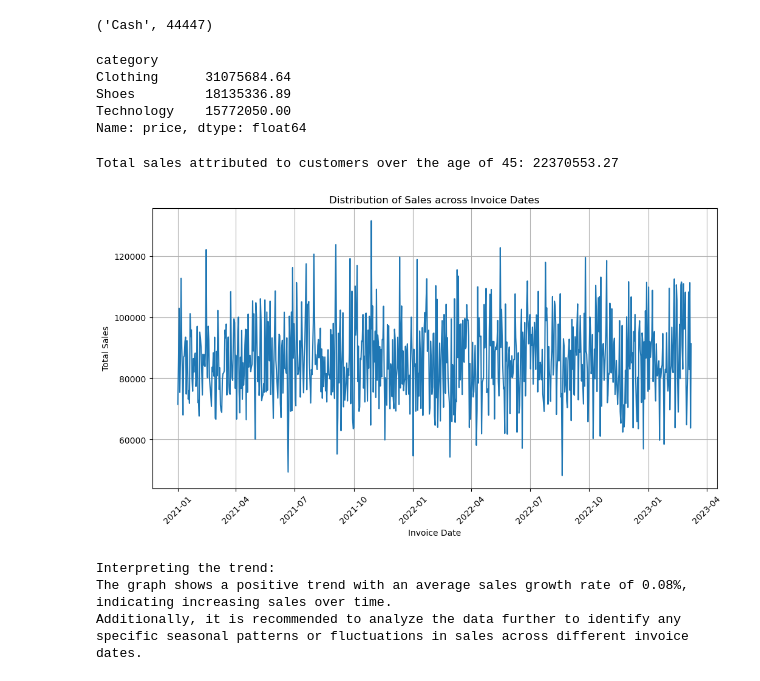
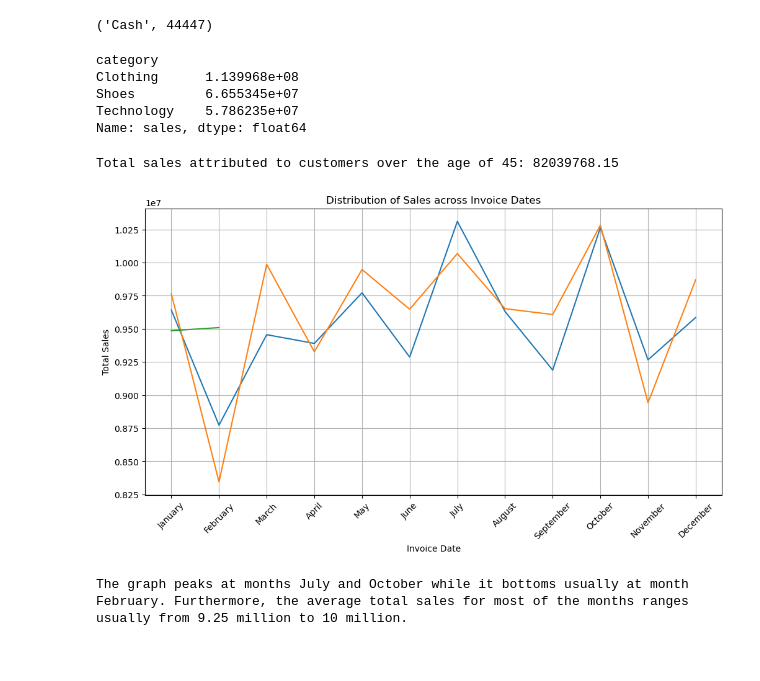
Before and after one commit to LowPriority17/Marco-s-First-Repository, a Jupyter notebook: sales-data.ipynb, the cells around one changed output. Saved outputs shown, nothing was run; the diff lists cells and outputs as text; code cells hidden in the pictures.

Commit message:
sales-data

```diff
--- a/sales-data.ipynb
+++ b/sales-data.ipynb
@@ -20,69 +20,60 @@ popular_payment, usage_count
 # %% [output]
 ('Cash', 44447)
 # %%
-popular_categories = invoices_df.groupby('category')['price'].sum().nlargest(3)
+invoices_df['sales'] = invoices_df['quantity']*invoices_df['price']
+popular_categories = invoices_df.groupby('category')['sales'].sum().nlargest(3)
 popular_categories
 # %% [output]
 category
-Clothing      31075684.64
-Shoes         18135336.89
-Technology    15772050.00
-Name: price, dtype: float64
+Clothing      1.139968e+08
+Shoes         6.655345e+07
+Technology    5.786235e+07
+Name: sales, dtype: float64
 # %%
 import pandas as pd
 
 invoices_df = pd.read_csv(r"C:\Users\marco\OneDrive\Documents\Ateneo\Second Year\Intercession 2023-2024\ITMGT 25.03\fct_invoice (1).csv")
 customers_df = pd.read_json(r"C:\Users\marco\OneDrive\Documents\Ateneo\Second Year\Intercession 2023-2024\ITMGT 25.03\dim_customer (1).json")
 
-
+invoices_df['sales'] = invoices_df['quantity']*invoices_df['price']
 merged_df = pd.merge(invoices_df, customers_df, left_on='customer_id', right_on='id')
 filtered_df = merged_df[merged_df['age'] > 45]
-total_sales = filtered_df['price'].sum()
+total_sales = filtered_df['sales'].sum()
 print("Total sales attributed to customers over the age of 45:", total_sales)
 # %% [output]
-Total sales attributed to customers over the age of 45: 22370553.27
+Total sales attributed to customers over the age of 45: 82039768.15
 # %%
+import matplotlib.pyplot as plt
 import pandas as pd
-import matplotlib.pyplot as plt
 
 invoices_df = pd.read_csv(r"C:\Users\marco\OneDrive\Documents\Ateneo\Second Year\Intercession 2023-2024\ITMGT 25.03\fct_invoice (1).csv")
+customers_df = pd.read_json(r"C:\Users\marco\OneDrive\Documents\Ateneo\Second Year\Intercession 2023-2024\ITMGT 25.03\dim_customer (1).json")
 
-# Convert 'invoice_date' column to datetime with specified format
+invoices_df['sales'] = invoices_df['quantity']*invoices_df['price']
 invoices_df['invoice_date'] = pd.to_datetime(invoices_df['invoice_date'], format='%d/%m/%Y')
+invoices_df['year_month'] = invoices_df['invoice_date'].dt.strftime('%Y-%m')
+monthly_sales = invoices_df.groupby('year_month')['sales'].sum()
+sales = {'2021':[], '2022':[], '2023':[]}
+for date in pd.unique(invoices_df['year_month'].sort_values()):
+    if date == '2023-03':
+        break
+    sales[date[:4]].append(monthly_sales.loc[date])
 
-# Group the data by invoice date and calculate total sales for each date
-daily_sales = invoices_df.groupby('invoice_date')['price'].sum()
-
-# Create the line plot
 plt.figure(figsize=(12, 6))
-plt.plot(daily_sales.index, daily_sales.values)
+plt.plot(['January', 'February', 'March', 'April', 'May', 'June', 'July', 'August', 'September', 'October', 'November', 'December'], sales['2021'])
+plt.plot(['January', 'February', 'March', 'April', 'May', 'June', 'July', 'August', 'September', 'October', 'November', 'December'], sales['2022'])
+plt.plot(['January', 'February'], sales['2023'])
 plt.xlabel('Invoice Date')
 plt.ylabel('Total Sales')
 plt.title('Distribution of Sales across Invoice Dates')
 plt.xticks(rotation=45)
 plt.grid(True)
 plt.show()
 
-# Analyze the trend in the graph
-seasonal_trend = daily_sales.resample('M').mean()
-
-# Calculate the average sales growth rate
-average_growth_rate = seasonal_trend.pct_change().mean()
-
-# Explain the trend in the graph
-print("Interpreting the trend:")
-if average_growth_rate > 0:
-    print("The graph shows a positive trend with an average sales growth rate of {:.2%}, indicating increasing sales over time.".format(average_growth_rate))
-elif average_growth_rate < 0:
-    print("The graph shows a negative trend with an average sales decline rate of {:.2%}, indicating decreasing sales over time.".format(abs(average_growth_rate)))
-else:
-    print("The graph shows a relatively stable trend with no significant average sales growth rate, indicating consistent sales over time.")
-print("Additionally, it is recommended to analyze the data further to identify any specific seasonal patterns or fluctuations in sales across different invoice dates.")
+print("The graph peaks at months July and October while it bottoms usually at month February. Furthermore, the average total sales for most of the months ranges usually from 9.25 million to 10 million.")
 # %% [output]
-[figure, old version]
+[figure, new version]
-Interpreting the trend:
-The graph shows a positive trend with an average sales growth rate of 0.08%, indicating increasing sales over time.
-Additionally, it is recommended to analyze the data further to identify any specific seasonal patterns or fluctuations in sales across different invoice dates.
+The graph peaks at months July and October while it bottoms usually at month February. Furthermore, the average total sales for most of the months ranges usually from 9.25 million to 10 million.
 # %%
 import pandas as pd
 
```
Also changed, not shown: parts of 1 cell of this notebook.
